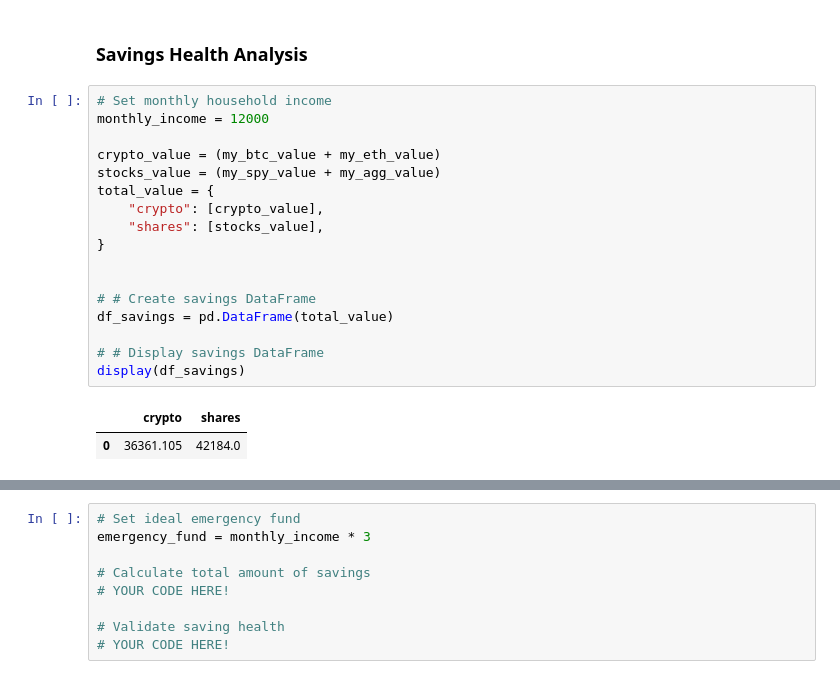
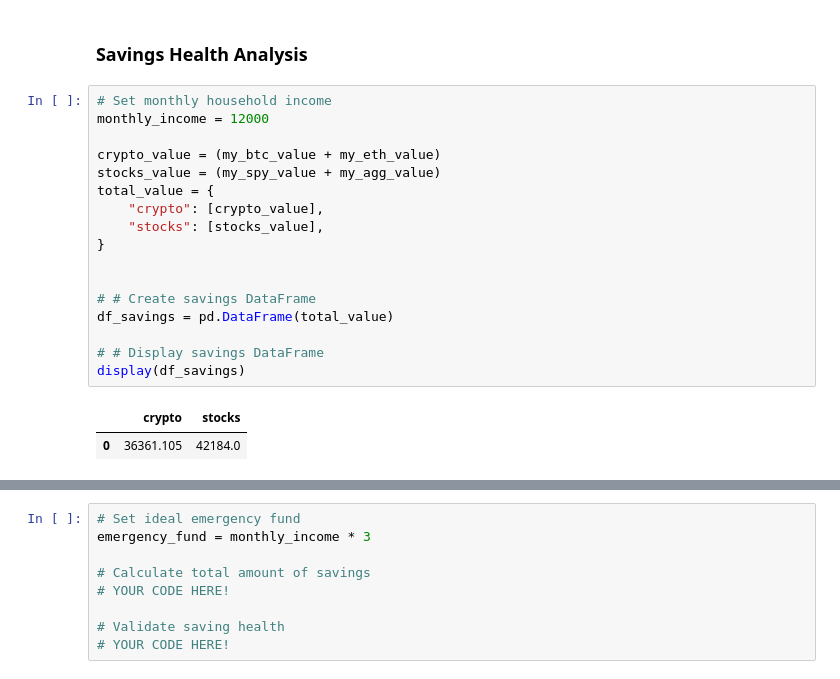
Before and after one commit to aalfiler/API_homework, a Jupyter notebook: Code/financial-planner.ipynb, the cells around one changed output, grey strips where cells are left out. Drawn from its saved outputs; the diff is of its cells as text.

```diff
--- a/Code/financial-planner.ipynb
+++ b/Code/financial-planner.ipynb
@@ -171,20 +171,20 @@ The current value of your 200 AGG shares is $18574.00
 # %%
 # Set monthly household income
 monthly_income = 12000
 
 crypto_value = (my_btc_value + my_eth_value)
 stocks_value = (my_spy_value + my_agg_value)
 total_value = {
     "crypto": [crypto_value],
-    "shares": [stocks_value],
+    "stocks": [stocks_value],
 }
 
 
 # # Create savings DataFrame
 df_savings = pd.DataFrame(total_value)
 
 # # Display savings DataFrame
 display(df_savings)
 # %% [output]
-|  | crypto | shares |
+|  | crypto | stocks |
 | 0 | 36361.105 | 42184.0 |
```
Also changed, not shown: parts of 11 cells of this notebook.
